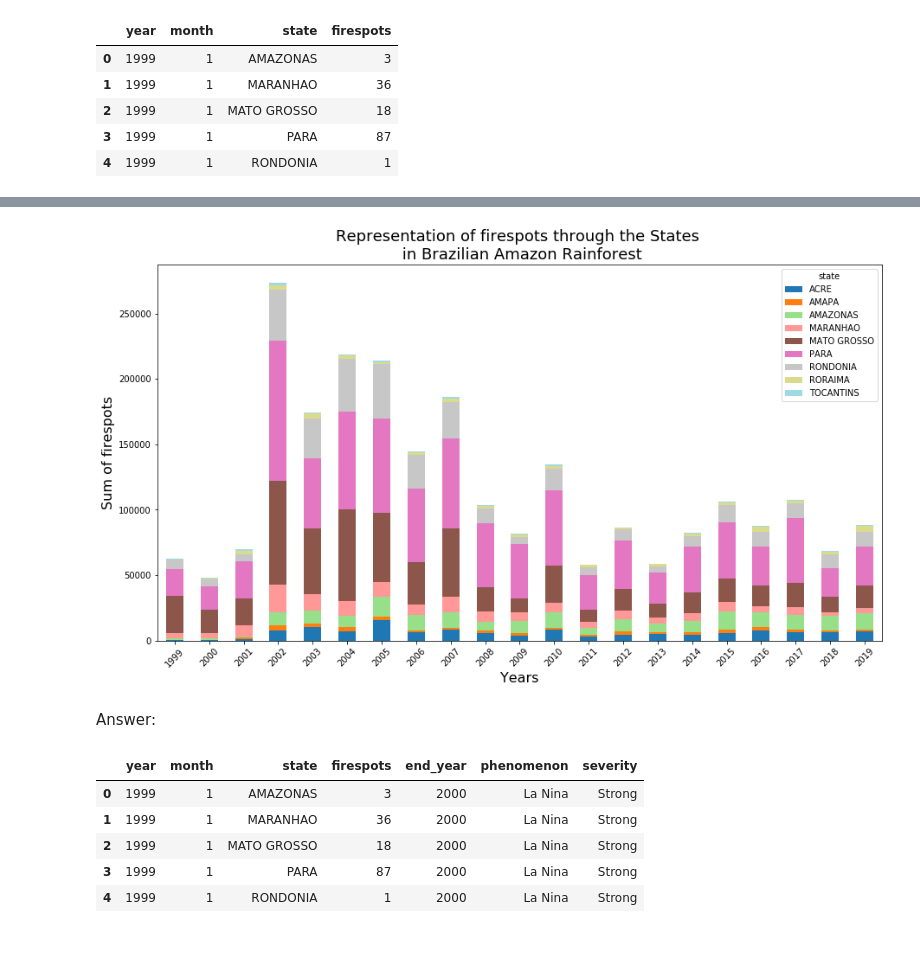
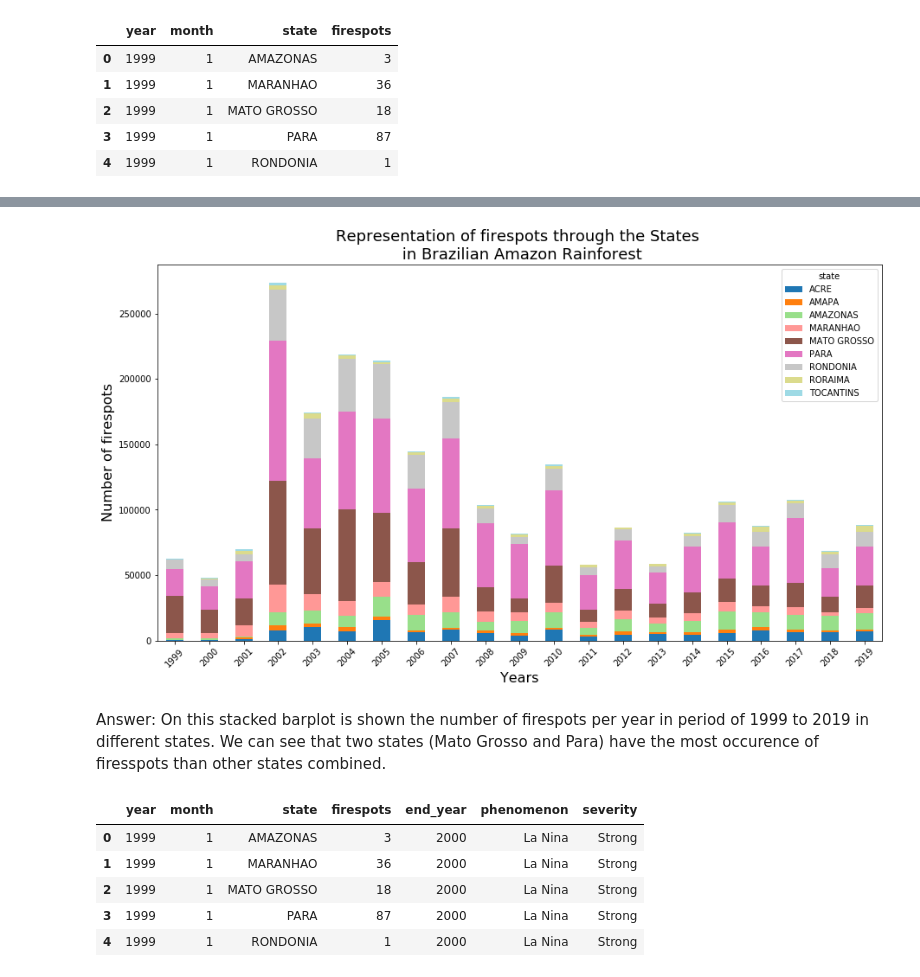
Before and after one commit to chiarabeebyte/capstoneproject8, a Jupyter notebook: Notebooks/Amazon_dataset.ipynb, the cells around one changed output, grey strips where cells are left out. Cells and saved outputs as stored; diff of their text form; code cells hidden in the pictures; blank space fills up the shorter version.

```diff
--- a/Notebooks/Amazon_dataset.ipynb
+++ b/Notebooks/Amazon_dataset.ipynb
@@ -166,16 +170,17 @@ As we can see from the line plot the most of the firespots occured durring the s
 # %%
 #Question 2: Which state bears the greatest number of fire outbreaks?
 group2 = df_a_subset.groupby(['state', 'year'])['firespots'].sum().sort_values()
 cmap = cm.get_cmap('tab20')
 group2_plot = group2.unstack(0).plot.bar(figsize = (15,8),cmap=cmap, rot=45, stacked=True)
 group2_plot.set_xlabel("Years", fontsize=16)
-group2_plot.set_ylabel("Sum of firespots", fontsize=16)
+group2_plot.set_ylabel("Number of firespots", fontsize=16)
 plt.title('Representation of firespots through the States \n in Brazilian Amazon Rainforest', fontsize=18)
 plt.show ()
 # %% [output]
-[figure, old version]
+[figure, new version]
-# %% [markdown]
-Answer:
+# %% [markdown]
+Answer: On this stacked barplot is shown the number of firespots per year in period of 1999 to 2019 in different states.
+We can see that two states (Mato Grosso and Para) have the most occurence of firesspots than other states combined.
 # %%
 # Question 3: Is there a correlation between storm strength with the number of fire outbreaks?
 # In order to obtain this information we have to join two tables
```
Also changed, not shown: parts of 15 cells of this notebook.
